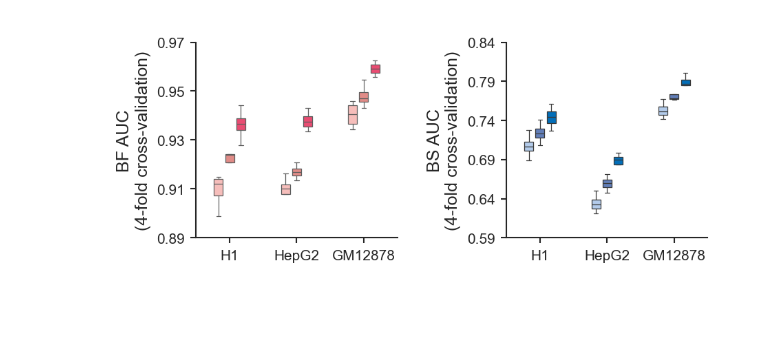
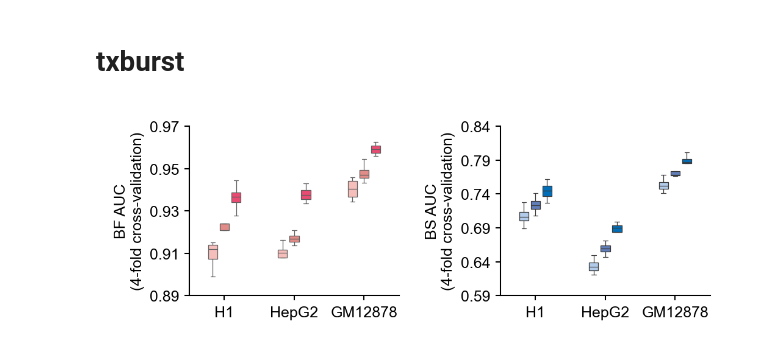
Before and after one commit to wanghan4034/DeepBurst, a Jupyter notebook: benchmarks/randomforest/scripts/results.ipynb, the cells around one changed output. Cells and saved outputs as stored; diff of their text form; code cells hidden in the pictures; blank space fills up the shorter version.

```diff
--- a/benchmarks/randomforest/scripts/results.ipynb
+++ b/benchmarks/randomforest/scripts/results.ipynb
@@ -62,8 +11,6 @@ from sklearn import metrics
 import matplotlib.pyplot as plt
 from matplotlib import rcParams, rcParamsDefault
 # %%
-
-
 rcParams.update(rcParamsDefault)
 rcParams['pdf.fonttype'] = 42
 sns.set(context = 'paper' , style='ticks' ,
@@ -88,9 +35,18 @@ sns.set(context = 'paper' , style='ticks' ,
         'figure.figsize' : (8/2.54, 8/2.54) ,
         'figure.dpi': 300,
         'figure.facecolor': 'w',
-        'figure.edgecolor': 'k',
-        'xtick.labelsize': 5,
-        'ytick.labelsize': 5,
+        'figure.edgecolor': 'black',
+        'legend.edgecolor': 'black',
+        'legend.labelcolor': 'black',  # 设置图例标签字体颜色（在新版matplotlib中支持）
+        'axes.edgecolor': 'black',
+        'axes.labelcolor': 'black',
+        'xtick.color': 'black',
+        'ytick.color': 'black',
+        'axes.titlecolor': 'black',
+        'axes.labelcolor': 'black',
+
+        'xtick.labelsize': 6,
+        'ytick.labelsize': 6,
         'xtick.direction' : 'out' ,
         'ytick.direction' : 'out' ,
         'xtick.major.width': 0.5,  # X轴刻度主刻度线宽度
@@ -102,6 +58,7 @@ sns.set(context = 'paper' , style='ticks' ,
 
         'xtick.major.pad' : 2,
         'ytick.major.pad' : 2,
+        'text.color': 'black',  # 全局文字颜色
 
         'lines.linewidth' : 0.75  ,
         'axes.linewidth': 0.5,  # Axis line width
@@ -126,37 +109,37 @@ EIDS_TO_CELLTYPES = {
+# %% [markdown]
+# txburst
 # %%
 # 设置为 colorblind 调色板
-fig, ax = plt.subplots(1, 2, figsize=(8/2.54, 3.5/2.54))
+fig, ax = plt.subplots(1, 2, figsize=(9/2.54, 3.5/2.54))
 order = pd.Index(["E003","E118","E116"],name='marks')
 hue_order = ['logit','rf','BurstFormer']
 
 palette = ['#F6BEBB',"#E18C88","#E94C72"]
 sns.boxplot(data=data[data['target']=='bf_label'], x='eid',y='auc',hue='method',fliersize=0, linewidth=0.3,ax=ax[0],order=order,hue_order=hue_order,
             gap=0.2,width=0.5,palette=palette,saturation=1)
 
 palette = ['#B3CBEA',"#627EB8","#036EB8"]
 sns.boxplot(data=data[data['target']=='bs_label'], x='eid',y='auc',hue='method',fliersize=0, linewidth=0.3,ax=ax[1],order=order,hue_order=hue_order,
             gap=0.2,width=0.5,palette=palette,saturation=1)
 
-ax[0].tick_params(axis='both', labelsize=5,width=0.5)
 ax[0].set_ylim(bottom=0.89,top=0.97)
 ax[0].set_xlabel('')
-ax[0].set_ylabel(f'BF AUC\n(4-fold cross-validation)',fontsize=6)
+ax[0].set_ylabel(f'BF AUC\n(4-fold cross-validation)',)
 ax[0].legend().remove()
 ax[0].set_xticklabels([EIDS_TO_CELLTYPES[eid] for eid in order])
-ax[0].set_yticks([i/100 for i in range(89, 98, 2)],labels=[i/100 for i in range(89, 98, 2)])
+ax[0].set_yticks([i/100 for i in range(89, 98, 2)],labels=[f"{i/100:.2f}"  for i in range(89, 98, 2)])
 
 
-ax[1].tick_params(axis='both', labelsize=5,width=0.5)
-ax[1].set_ylabel(f'BS AUC\n(4-fold cross-validation)',fontsize=6)
+ax[1].set_ylabel(f'BS AUC\n(4-fold cross-validation)',)
 ax[1].set_ylim(bottom=0.63,top=0.82)
 ax[1].set_xlabel('')
 ax[1].legend().remove()
 ax[1].set_xticklabels([EIDS_TO_CELLTYPES[eid] for eid in order])
-ax[1].set_yticks([i/100 for i in range(59, 85, 5)],labels=[i/100 for i in range(59, 85, 5)])
+ax[1].set_yticks([i/100 for i in range(59, 85, 5)],labels=[f"{i/100:.2f}"  for i in range(59, 85, 5)])
 
-plt.savefig('benchmarks/randomforest/figures/v6/Supplementary_figure2E.eps', format='eps', bbox_inches='tight')
+plt.savefig('benchmarks/randomforest/figures/v6/Supplementary_figure12C.eps', format='eps', bbox_inches='tight')
 
 # 显示图像
 plt.show()
 # %% [output]
-[figure, old version]
+[figure, new version]
```
Also changed, not shown: parts of 6 cells of this notebook, 12 other files.
